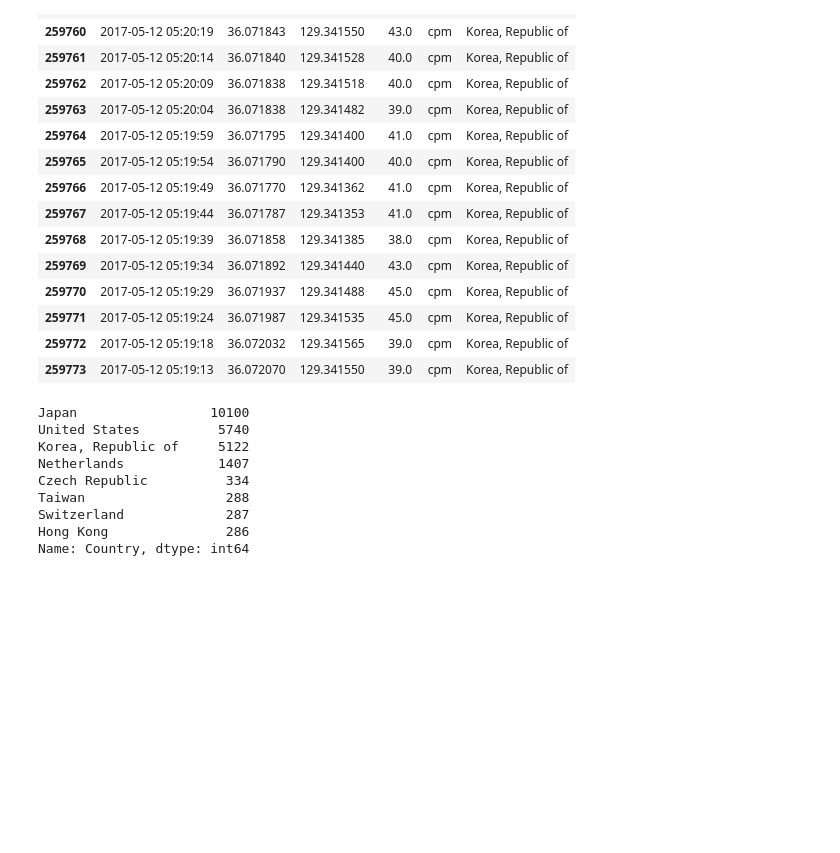
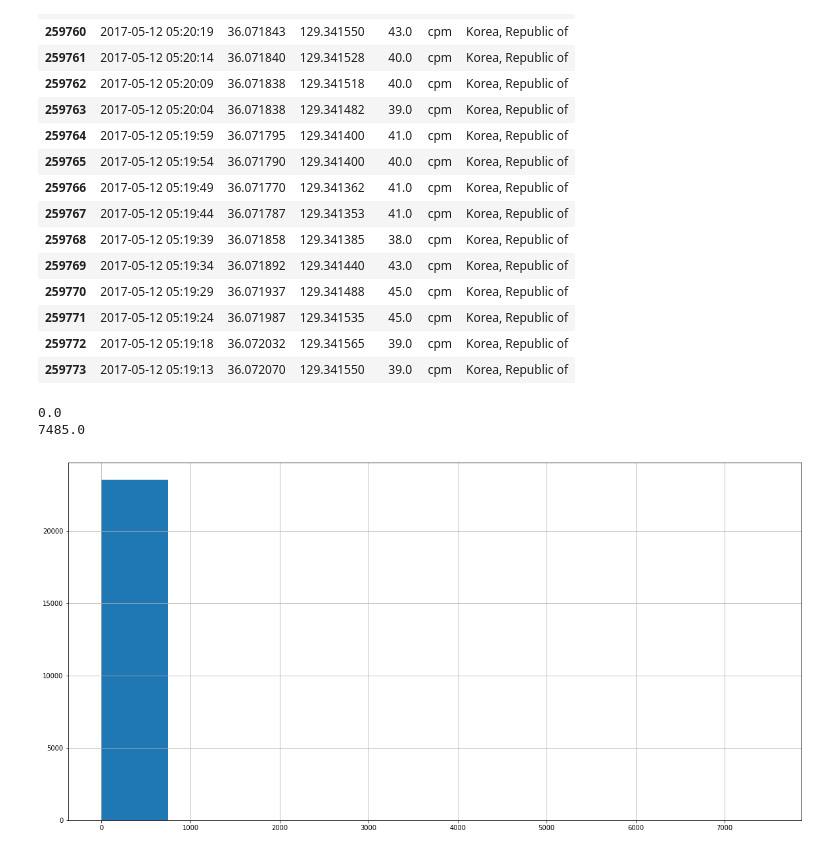
Before and after one commit to mattwalden014/code1161base, a Jupyter notebook: open_data_project/MJW_open_data_project.ipynb, the cells around one changed output. Saved outputs shown, nothing was run; the diff lists cells and outputs as text; code cells hidden in the pictures; blank space fills up the shorter version.

```diff
--- a/open_data_project/MJW_open_data_project.ipynb
+++ b/open_data_project/MJW_open_data_project.ipynb
@@ -142,0 +130,10 @@ countries.head(2)
+# %%
+def dataset_from_new():
+    """Create a working dataset from the raw safecast dataset."""
+    start_date = "2017-05-12 00:00:00"
+    end_date = "2017-05-12 23:59:59"
+    iter_csv = pd.read_csv(nuke_file_name, usecols=['Captured Time','Latitude', 'Longitude', 'Value', 'Unit'], iterator=True, chunksize=1000)
+    working_dataset = pd.concat([chunk[(chunk['Captured Time'] > start_date) & (chunk['Captured Time'] < end_date) & (chunk['Unit'] == "cpm")] for chunk in iter_csv])
+    working_dataset["Country"] = working_dataset.apply(add_country, axis=1)
+    working_dataset.head(15)
+    working_dataset.to_csv('last_working_set.csv', index=False)
@@ -142,0 +147,13 @@ countries.head(2)
+# %%
+if os.path.isfile('last_working_set.csv'):
+    print "loading from previous dataset"
+    countries = gp.GeoDataFrame.from_file(shp_file_name)
+    countries.drop(["FIPS", "ISO2", "ISO3", "POP2005", "REGION", "SUBREGION", "UN"], axis=1, inplace=True)
+    working_dataset = pd.read_csv('last_working_set.csv')
+else:
+    new_nuke_data()
+    countries = gp.GeoDataFrame.from_file(shp_file_name)
+    countries.drop(["FIPS", "ISO2", "ISO3", "POP2005", "REGION", "SUBREGION", "UN"], axis=1, inplace=True)
+    countries.head(2)
+    dataset_from_new()
+countries.head(3)
@@ -256,15 +275,3 @@ working_dataset.head(15)
 | 259771 | 2017-05-12 05:19:24 | 36.071987 | 129.341535 | 45.0 | cpm | Korea, Republic of |
 | 259772 | 2017-05-12 05:19:18 | 36.072032 | 129.341565 | 39.0 | cpm | Korea, Republic of |
 | 259773 | 2017-05-12 05:19:13 | 36.072070 | 129.341550 | 39.0 | cpm | Korea, Republic of |
-# %%
-working_dataset.Country.value_counts()
-# %% [output]
-Japan                 10100
-United States          5740
-Korea, Republic of     5122
-Netherlands            1407
-Czech Republic          334
-Taiwan                  288
-Switzerland             287
-Hong Kong               286
-Name: Country, dtype: int64
@@ -272,0 +278,8 @@ working_dataset.to_csv('last_working_set.csv', index=False)
+# %%
+working_dataset.Value.hist(bins = 10);
+print working_dataset.Value.min()
+print working_dataset.Value.max()
+# %% [output]
+0.0
+7485.0
+[figure, added]
```
Also changed, not shown: parts of 33 cells of this notebook.
